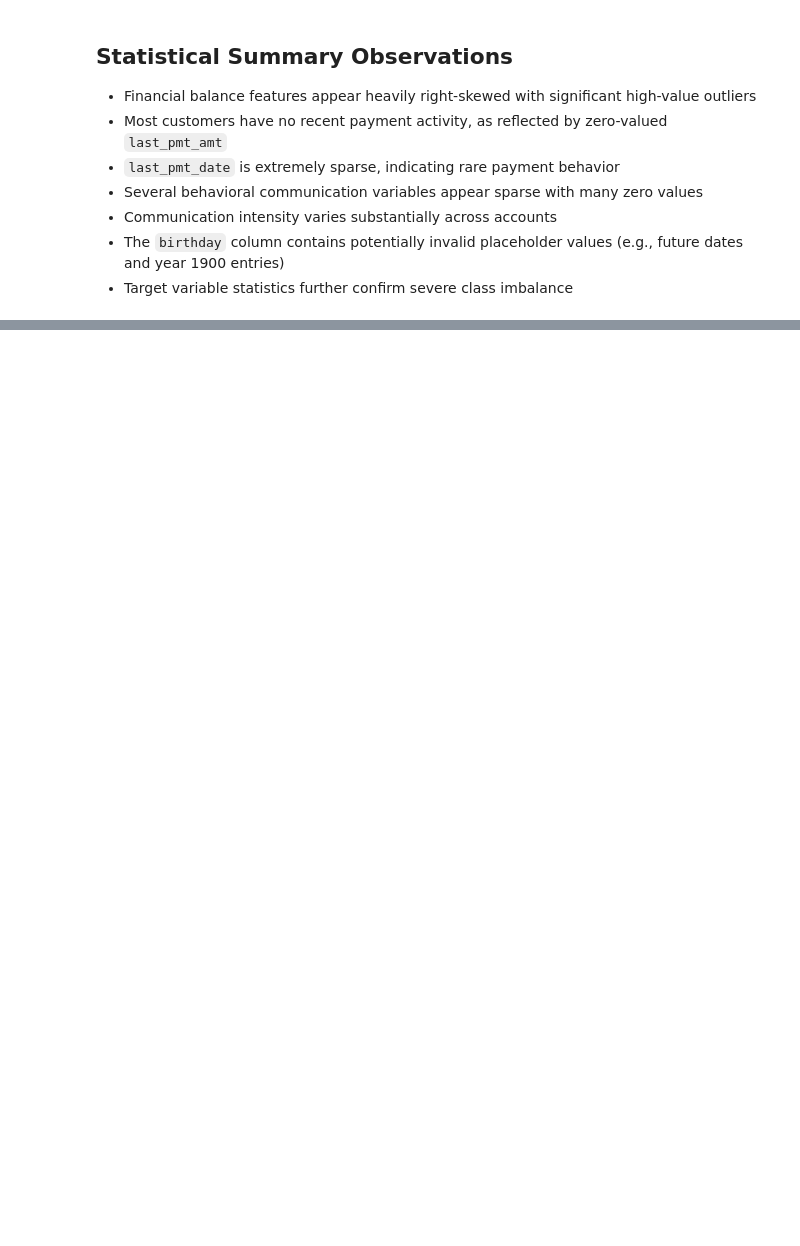
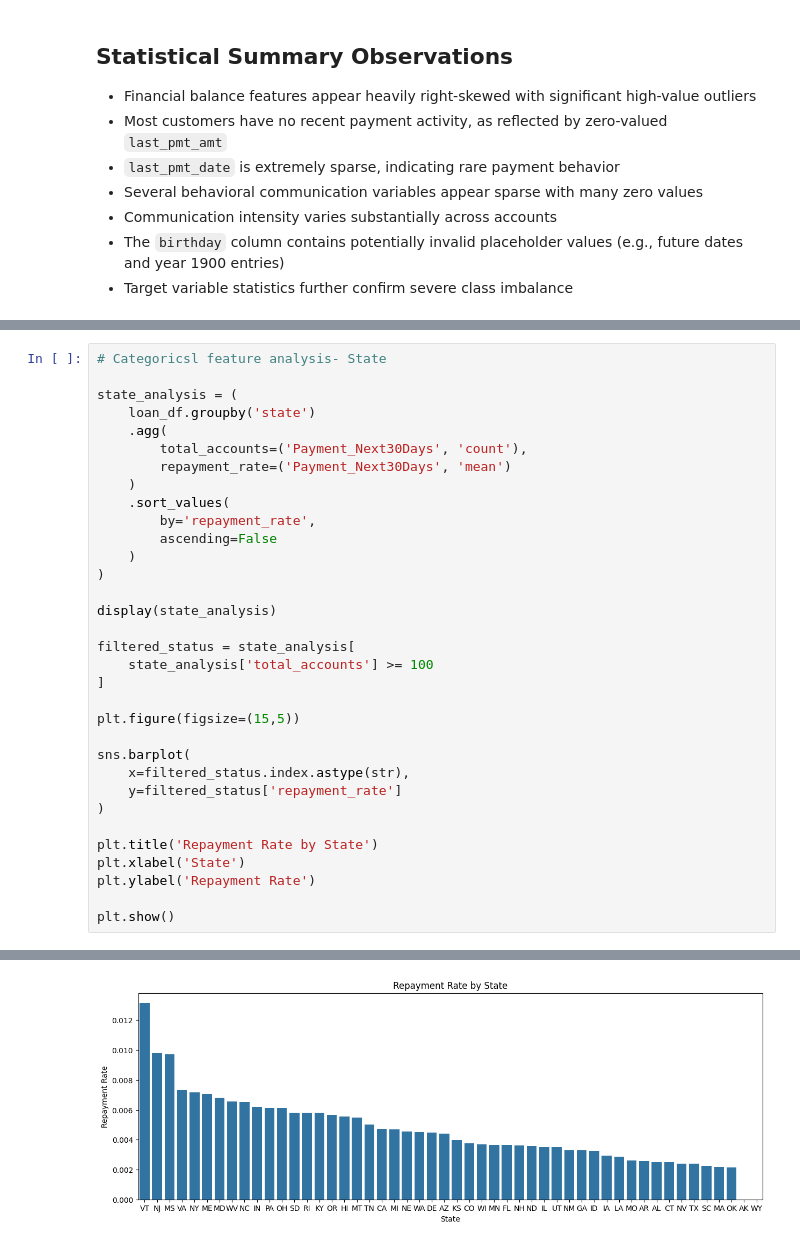
Before and after one commit to sidd-1311/Propensity-to-pay, a Jupyter notebook: Notebooks/02_eda.ipynb, the cells around one changed output, grey strips where cells are left out. Saved outputs shown, nothing was run; the diff lists cells and outputs as text; blank space fills up the shorter version.

```diff
--- a/Notebooks/02_eda.ipynb
+++ b/Notebooks/02_eda.ipynb
@@ -61,0 +130,34 @@ loan_df.describe()
+# %%
+# Categoricsl feature analysis- State
+
+state_analysis = (
+    loan_df.groupby('state')
+    .agg(
+        total_accounts=('Payment_Next30Days', 'count'),
+        repayment_rate=('Payment_Next30Days', 'mean')
+    )
+    .sort_values(
+        by='repayment_rate',
+        ascending=False
+    )
+)
+
+display(state_analysis)
+
+filtered_status = state_analysis[
+    state_analysis['total_accounts'] >= 100
+]
+
+plt.figure(figsize=(15,5))
+
+sns.barplot(
+    x=filtered_status.index.astype(str),
+    y=filtered_status['repayment_rate']
+)
+
+plt.title('Repayment Rate by State')
+plt.xlabel('State')
+plt.ylabel('Repayment Rate')
+
+plt.show()
+# %% [output]
@@ -61,0 +182 @@ loan_df.describe()
+[figure, added]
```
Also changed, not shown: parts of 13 cells of this notebook.
